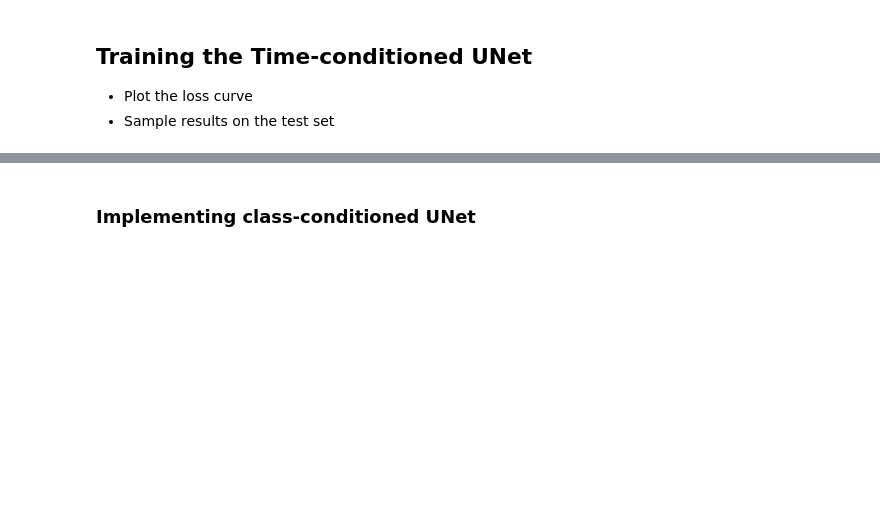
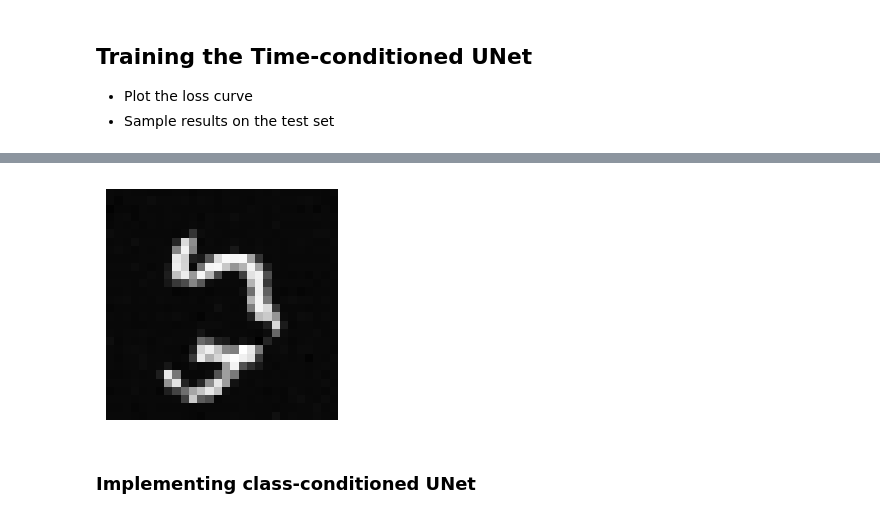
Before and after one commit to Astrak00/CS444, a Jupyter notebook: assignment5/assignment5_starter_sp25.ipynb, the cells around one changed output, grey strips where cells are left out. Cells and saved outputs as stored; diff of their text form; code cells hidden in the pictures; blank space fills up the shorter version.

```diff
--- a/assignment5/assignment5_starter_sp25.ipynb
+++ b/assignment5/assignment5_starter_sp25.ipynb
@@ -743,3 +969,29 @@ dataloader = DataLoader(dataset, batch_size=128, shuffle=True)
+# %%
+import random
+# Load the saved model
+model = TimeConditionalUNet(in_channels=1, num_classes=10, num_hiddens=NUM_HIDDENS).to(DEVICE)
+model.load_state_dict(torch.load('time_conditional_unet.pth'))
+
+# Generate new samples
+with torch.no_grad():
+    samples = ddpm_sample(
+        model,
+        ddpm_sched,
+        img_wh=(28, 28),
+        num_ts=NUM_TIMESTEPS,
+        seed=random.randint(0, 1000)  # Random seed for reproducibility
+    )
+
+    # Visualize
+    plt.figure(figsize=(10, 10))
+    for i in range(min(16, samples.shape[0])):
+        plt.subplot(4, 4, i+1)
+        plt.imshow(samples[i, 0].cpu(), cmap='gray')
+        plt.axis('off')
+    plt.tight_layout()
+    plt.show()
+# %% [output]
+[figure, added]
 # %% [markdown]
 ### Implementing class-conditioned UNet
 # %%
```
Also changed, not shown: parts of 30 cells of this notebook.
